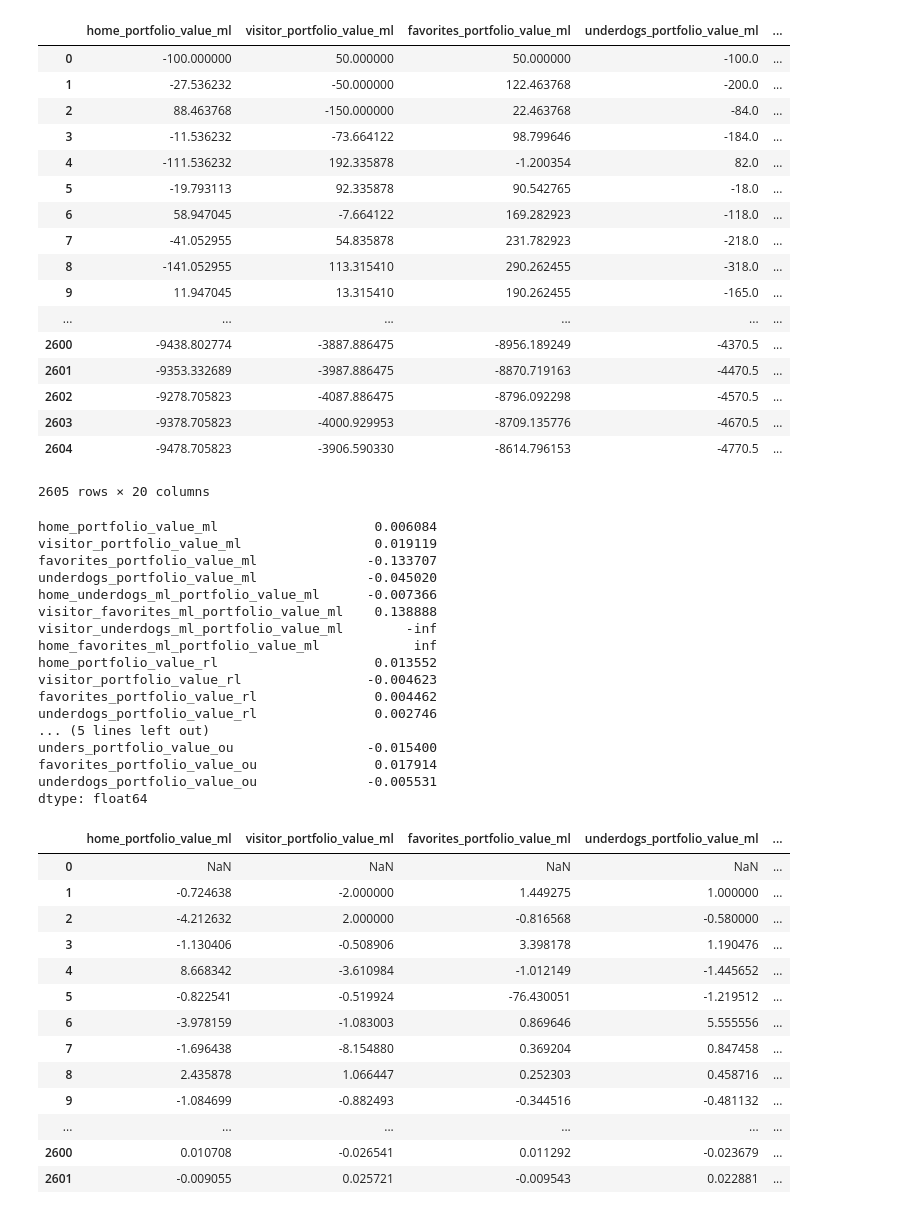
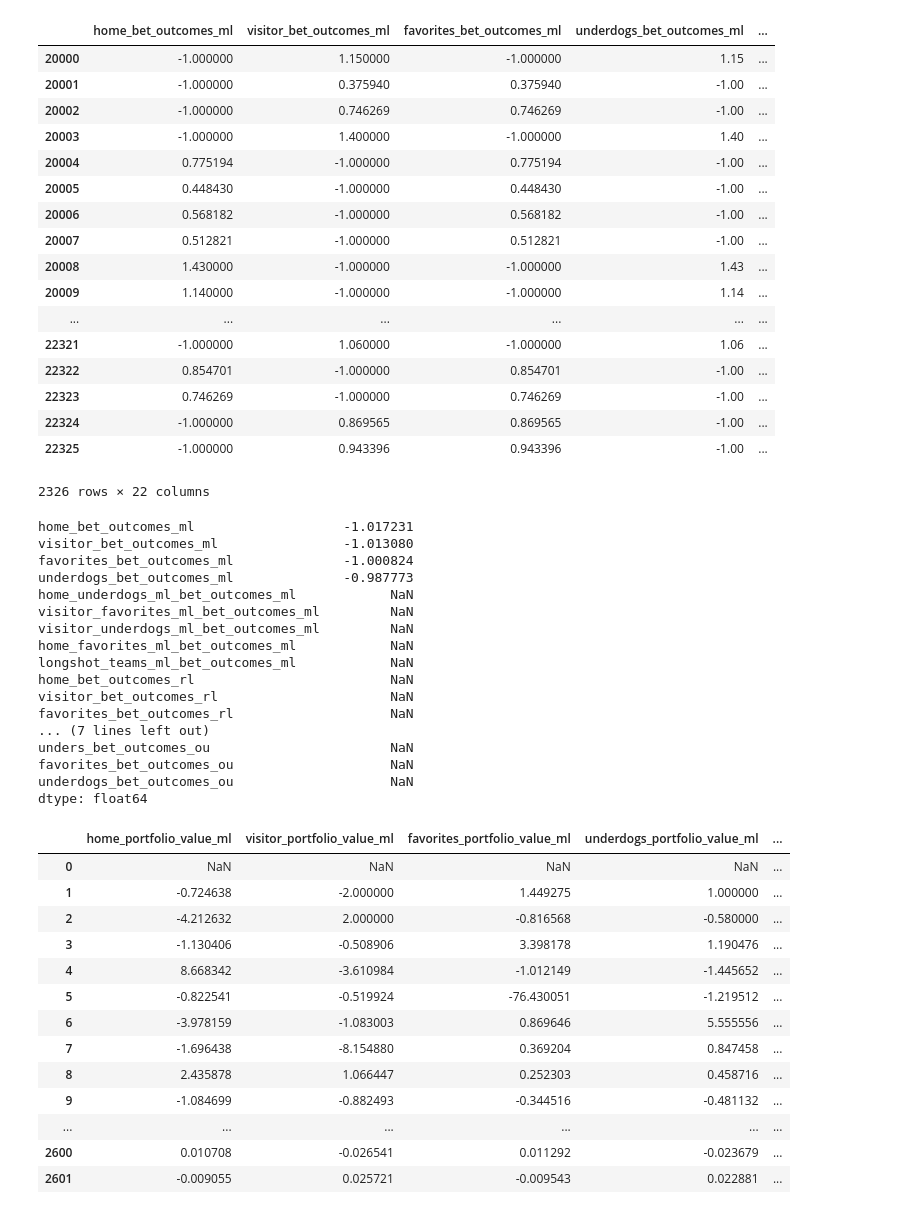
Before and after one commit to jacoblucas95/MLB-Betting-Strategies, a Jupyter notebook: portfolio_testing/Untitled.ipynb, the cells around one changed output. Cells and saved outputs as stored; diff of their text form; code cells hidden in the pictures.

```diff
--- a/portfolio_testing/Untitled.ipynb
+++ b/portfolio_testing/Untitled.ipynb
@@ -19,45 +62,48 @@ df.describe()
 # %%
-values = df.filter(like="portfolio", axis=1)
-values
+outcomes = df.filter(like="outcome", axis=1)
-# %% [output]
-|  | home_portfolio_value_ml | visitor_portfolio_value_ml | favorites_portfolio_value_ml | underdogs_portfolio_value_ml | ... |
-| 0 | -100.000000 | 50.000000 | 50.000000 | -100.0 | ... |
-| 1 | -27.536232 | -50.000000 | 122.463768 | -200.0 | ... |
-| 2 | 88.463768 | -150.000000 | 22.463768 | -84.0 | ... |
-| 3 | -11.536232 | -73.664122 | 98.799646 | -184.0 | ... |
-| 4 | -111.536232 | 192.335878 | -1.200354 | 82.0 | ... |
-| 5 | -19.793113 | 92.335878 | 90.542765 | -18.0 | ... |
-| 6 | 58.947045 | -7.664122 | 169.282923 | -118.0 | ... |
-| 7 | -41.052955 | 54.835878 | 231.782923 | -218.0 | ... |
-| 8 | -141.052955 | 113.315410 | 290.262455 | -318.0 | ... |
-| 9 | 11.947045 | 13.315410 | 190.262455 | -165.0 | ... |
-| ... | ... | ... | ... | ... | ... |
-| 2600 | -9438.802774 | -3887.886475 | -8956.189249 | -4370.5 | ... |
-| 2601 | -9353.332689 | -3987.886475 | -8870.719163 | -4470.5 | ... |
-| 2602 | -9278.705823 | -4087.886475 | -8796.092298 | -4570.5 | ... |
-| 2603 | -9378.705823 | -4000.929953 | -8709.135776 | -4670.5 | ... |
-| 2604 | -9478.705823 | -3906.590330 | -8614.796153 | -4770.5 | ... |
-2605 rows × 20 columns
+# %%
+recent_outcomes = outcomes[20000:]
+# %%
+recent_outcomes
+# %% [output]
+|  | home_bet_outcomes_ml | visitor_bet_outcomes_ml | favorites_bet_outcomes_ml | underdogs_bet_outcomes_ml | ... |
+| 20000 | -1.000000 | 1.150000 | -1.000000 | 1.15 | ... |
+| 20001 | -1.000000 | 0.375940 | 0.375940 | -1.00 | ... |
+| 20002 | -1.000000 | 0.746269 | 0.746269 | -1.00 | ... |
+| 20003 | -1.000000 | 1.400000 | -1.000000 | 1.40 | ... |
+| 20004 | 0.775194 | -1.000000 | 0.775194 | -1.00 | ... |
+| 20005 | 0.448430 | -1.000000 | 0.448430 | -1.00 | ... |
+| 20006 | 0.568182 | -1.000000 | 0.568182 | -1.00 | ... |
+| 20007 | 0.512821 | -1.000000 | 0.512821 | -1.00 | ... |
+| 20008 | 1.430000 | -1.000000 | -1.000000 | 1.43 | ... |
+| 20009 | 1.140000 | -1.000000 | -1.000000 | 1.14 | ... |
+| ... | ... | ... | ... | ... | ... |
+| 22321 | -1.000000 | 1.060000 | -1.000000 | 1.06 | ... |
+| 22322 | 0.854701 | -1.000000 | 0.854701 | -1.00 | ... |
+| 22323 | 0.746269 | -1.000000 | 0.746269 | -1.00 | ... |
+| 22324 | -1.000000 | 0.869565 | 0.869565 | -1.00 | ... |
+| 22325 | -1.000000 | 0.943396 | 0.943396 | -1.00 | ... |
+2326 rows × 22 columns
 # %%
-mean_daily_ret = values.pct_change(1).mean()
+mean_daily_ret = outcomes.pct_change(1).mean()
 mean_daily_ret
 # %% [output]
-home_portfolio_value_ml                    0.006084
-visitor_portfolio_value_ml                 0.019119
-favorites_portfolio_value_ml              -0.133707
-underdogs_portfolio_value_ml              -0.045020
-home_underdogs_ml_portfolio_value_ml      -0.007366
-visitor_favorites_ml_portfolio_value_ml    0.138888
-visitor_underdogs_ml_portfolio_value_ml        -inf
-home_favorites_ml_portfolio_value_ml            inf
-home_portfolio_value_rl                    0.013552
-visitor_portfolio_value_rl                -0.004623
-favorites_portfolio_value_rl               0.004462
-underdogs_portfolio_value_rl               0.002746
-... (5 lines left out)
-unders_portfolio_value_ou                 -0.015400
-favorites_portfolio_value_ou               0.017914
-underdogs_portfolio_value_ou              -0.005531
+home_bet_outcomes_ml                   -1.017231
+visitor_bet_outcomes_ml                -1.013080
+favorites_bet_outcomes_ml              -1.000824
+underdogs_bet_outcomes_ml              -0.987773
+home_underdogs_ml_bet_outcomes_ml            NaN
+visitor_favorites_ml_bet_outcomes_ml         NaN
+visitor_underdogs_ml_bet_outcomes_ml         NaN
+home_favorites_ml_bet_outcomes_ml            NaN
+longshot_teams_ml_bet_outcomes_ml            NaN
+home_bet_outcomes_rl                         NaN
+visitor_bet_outcomes_rl                      NaN
+favorites_bet_outcomes_rl                    NaN
+... (7 lines left out)
+unders_bet_outcomes_ou                       NaN
+favorites_bet_outcomes_ou                    NaN
+underdogs_bet_outcomes_ou                    NaN
 dtype: float64
 # %%
 values.pct_change(1)
```
Also changed, not shown: parts of 5 cells of this notebook, 8 other files.
